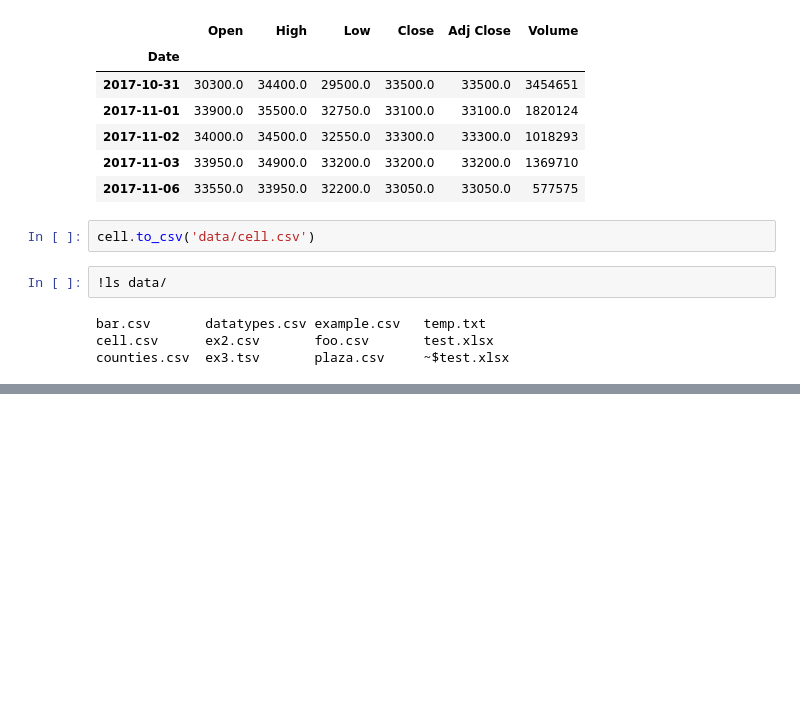
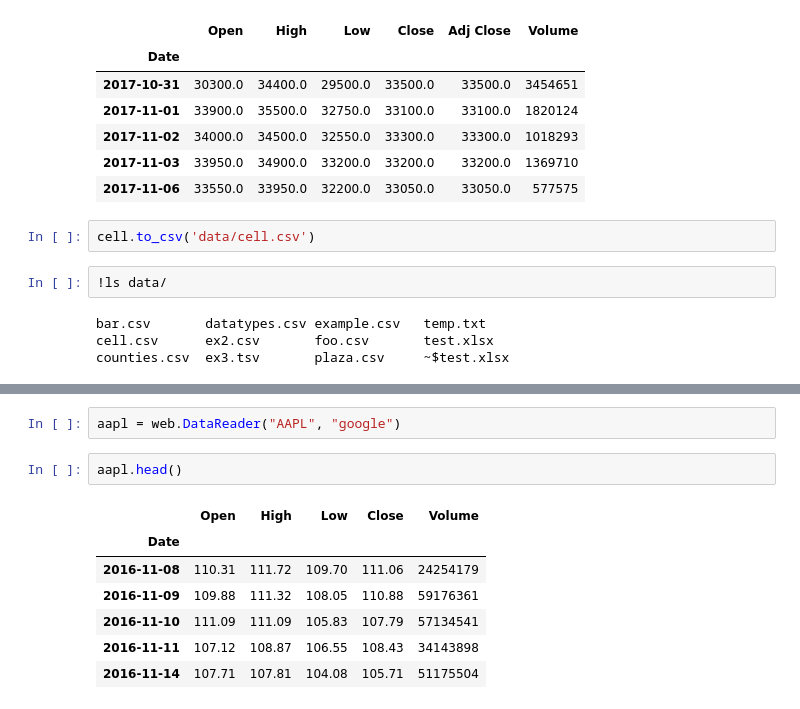
Before and after one commit to pignuante/python_pandas, a Jupyter notebook: 판다스 기초/Pandas 500_Pandas_datareader를 이용해서 파일 가져오기.ipynb, the cells around one changed output, grey strips where cells are left out. Drawn from its saved outputs; the diff is of its cells as text; blank space fills up the shorter version.

```diff
--- a/판다스 기초/Pandas 500_Pandas_datareader를 이용해서 파일 가져오기.ipynb
+++ b/판다스 기초/Pandas 500_Pandas_datareader를 이용해서 파일 가져오기.ipynb
@@ -280,0 +330,12 @@ counties.csv  ex3.tsv       plaza.csv     ~$test.xlsx
+# %%
+aapl = web.DataReader("AAPL", "google")
+# %%
+aapl.head()
+# %% [output]
+|  | Open | High | Low | Close | Volume |
+| Date |  |  |  |  |  |
+| 2016-11-08 | 110.31 | 111.72 | 109.70 | 111.06 | 24254179 |
+| 2016-11-09 | 109.88 | 111.32 | 108.05 | 110.88 | 59176361 |
+| 2016-11-10 | 111.09 | 111.09 | 105.83 | 107.79 | 57134541 |
+| 2016-11-11 | 107.12 | 108.87 | 106.55 | 108.43 | 34143898 |
+| 2016-11-14 | 107.71 | 107.81 | 104.08 | 105.71 | 51175504 |
```
Also changed, not shown: parts of 14 cells of this notebook, 1 other file.
